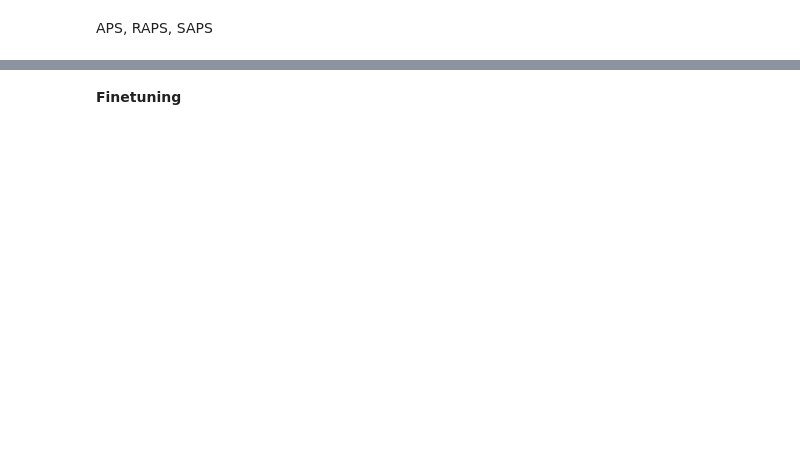
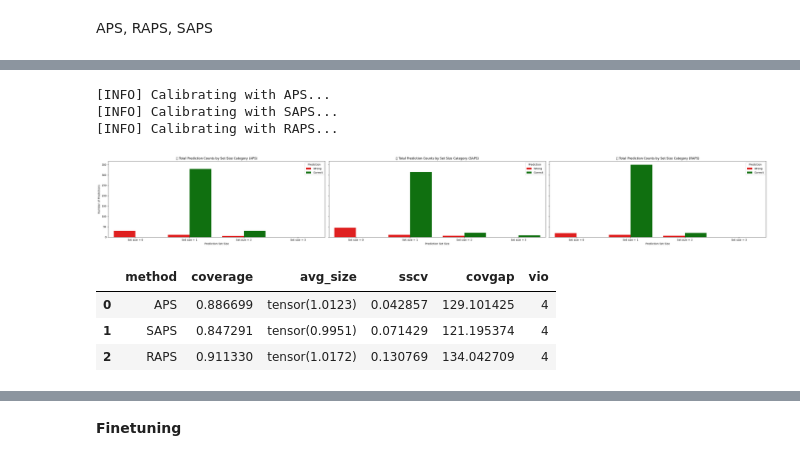
Before and after one commit to Conite002/HybridUncertaintyAwareDL, a Jupyter notebook: src/experimentations/sipakmed.ipynb, the cells around one changed output, grey strips where cells are left out. Cells and saved outputs as stored; diff of their text form; code cells hidden in the pictures; blank space fills up the shorter version.

```diff
--- a/src/experimentations/sipakmed.ipynb
+++ b/src/experimentations/sipakmed.ipynb
@@ -1151,0 +913,43 @@ Available Columns: ['Type', 'ScoreMethod', 'Predictor', 'CoverageRate', 'MeanSet
+# %%
+#=======================
+# 📌 Deep Ensemble     =
+#=======================
+ENSEMBLE_SIZE=10
+deep_ens = [SingleNetwork(input_dim, num_classes).to(DEVICE) for _ in range(ENSEMBLE_SIZE)]
+for i in range(ENSEMBLE_SIZE):
+    deep_ens[i].load_state_dict(torch.load(PROJECT_PATH + f"/outputs/models/DeepEnsemble_{i}.pth"))
+
+
+results_deep_ensemble, setsize_summary_deep_ensemble, sample_level_deep_ensemble, prediction_sets_deep_ensemble, labels_test_deep_ensemble = posthoc_conformal_calibration(
+    models=deep_ens,
+    cal_loader=cal_loader,
+    test_loader=test_loader,
+    device=device,
+    alpha=0.1,
+    num_classes=5
+)
+
+plot_correct_vs_wrong_by_size_category(sample_level_deep_ensemble, methods=["APS", "SAPS", "RAPS"])
+# results_deep_ensemble = posthoc_conformal_calibration(
+#     model=None,
+#     models=deep_ens,
+#     cal_loader=cal_loader,
+#     test_loader=test_loader,
+#     device=DEVICE,
+#     alpha=0.1,
+#     num_classes=num_classes
+# )
+
+# results_deep_ensemble.head()
+# %% [output]
+[INFO] Calibrating with APS...
+[INFO] Calibrating with SAPS...
+[INFO] Calibrating with RAPS...
+[figure, added]
+# %%
+results_deep_ensemble.head()
+# %% [output]
+|  | method | coverage | avg_size | sscv | covgap | vio |
+| 0 | APS | 0.886699 | tensor(1.0123) | 0.042857 | 129.101425 | 4 |
+| 1 | SAPS | 0.847291 | tensor(0.9951) | 0.071429 | 121.195374 | 4 |
+| 2 | RAPS | 0.911330 | tensor(1.0172) | 0.130769 | 134.042709 | 4 |
```
Also changed, not shown: parts of 25 cells of this notebook, 46 other files.
